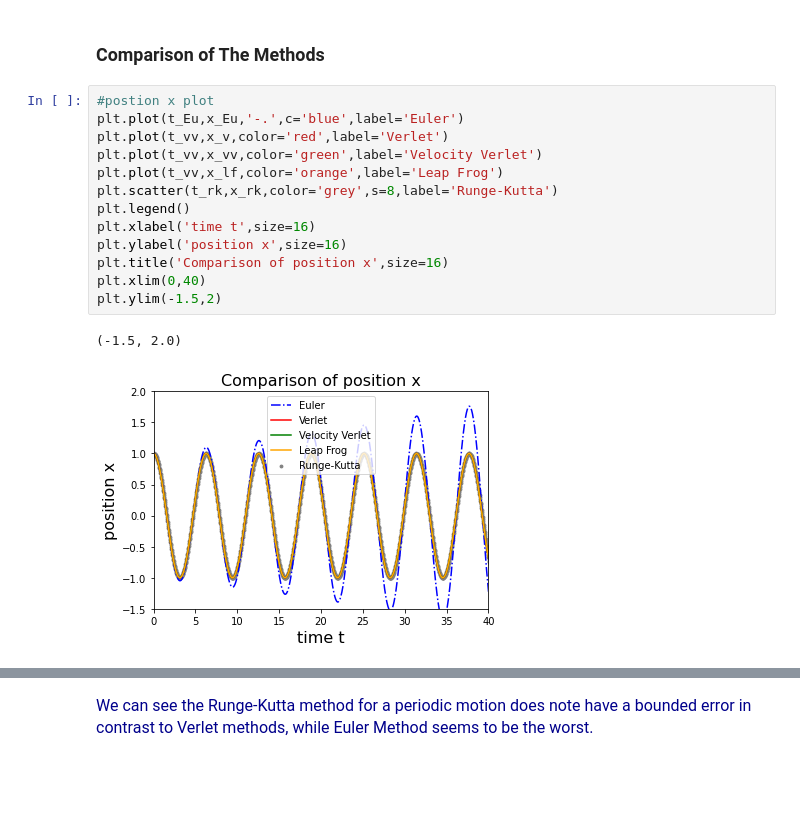
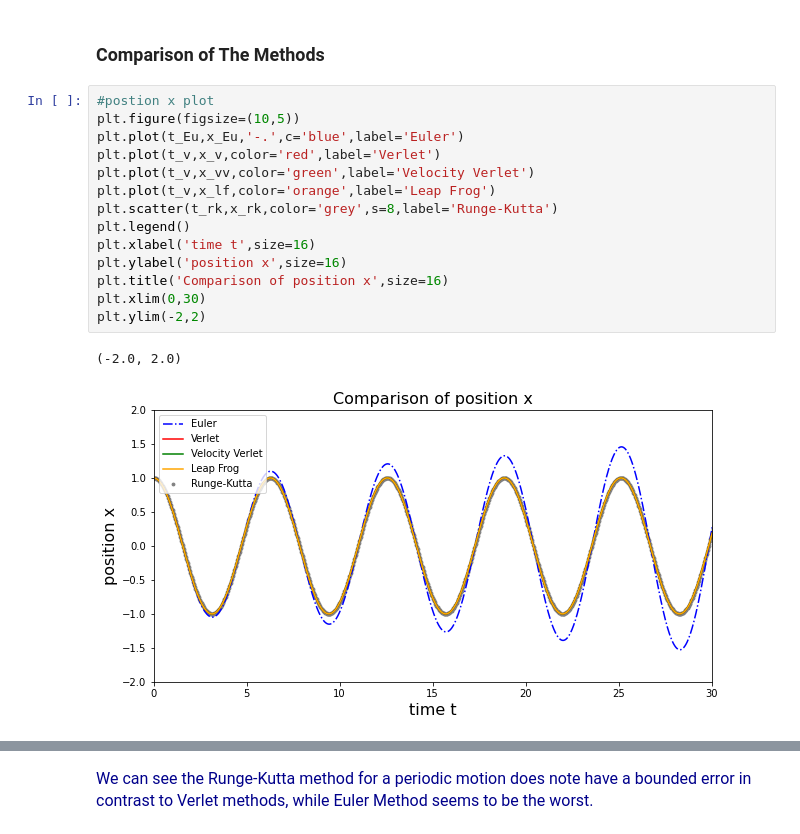
Before and after one commit to hylu666/hku-physics4150, a Jupyter notebook: Solving_Differential_Equations/Differential_Equations_1_Methods.ipynb, the cells around one changed output, grey strips where cells are left out. Cells and saved outputs as stored; diff of their text form; blank space fills up the shorter version.

```diff
--- a/Solving_Differential_Equations/Differential_Equations_1_Methods.ipynb
+++ b/Solving_Differential_Equations/Differential_Equations_1_Methods.ipynb
@@ -209,17 +210,18 @@ for i in range(1,3000):
 ### Comparison of The Methods
 # %%
 #postion x plot
+plt.figure(figsize=(10,5))
 plt.plot(t_Eu,x_Eu,'-.',c='blue',label='Euler')
-plt.plot(t_vv,x_v,color='red',label='Verlet')
-plt.plot(t_vv,x_vv,color='green',label='Velocity Verlet')
-plt.plot(t_vv,x_lf,color='orange',label='Leap Frog')
+plt.plot(t_v,x_v,color='red',label='Verlet')
+plt.plot(t_v,x_vv,color='green',label='Velocity Verlet')
+plt.plot(t_v,x_lf,color='orange',label='Leap Frog')
 plt.scatter(t_rk,x_rk,color='grey',s=8,label='Runge-Kutta')
 plt.legend()
 plt.xlabel('time t',size=16)
 plt.ylabel('position x',size=16)
 plt.title('Comparison of position x',size=16)
-plt.xlim(0,40)
-plt.ylim(-1.5,2)
+plt.xlim(0,30)
+plt.ylim(-2,2)
 # %% [output]
-(-1.5, 2.0)
+(-2.0, 2.0)
-[figure, old version]
+[figure, new version]
```
Also changed, not shown: parts of 3 cells of this notebook.
